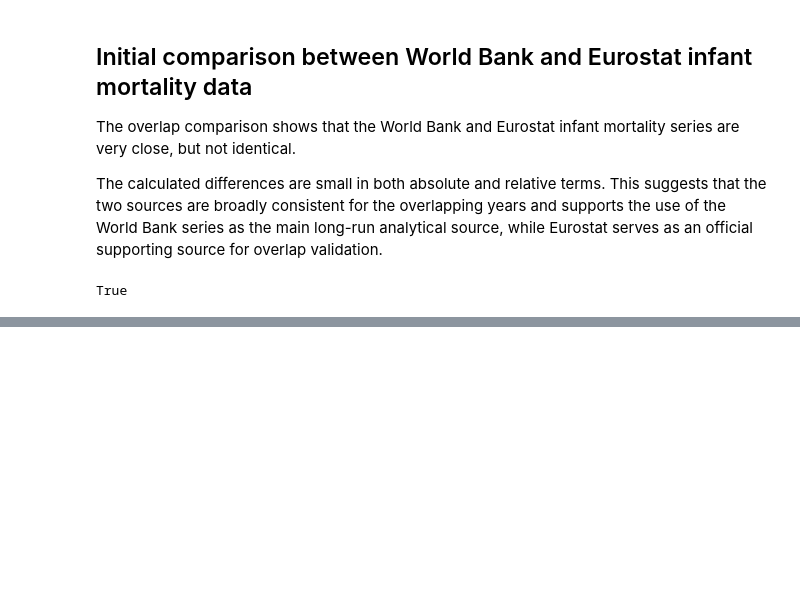
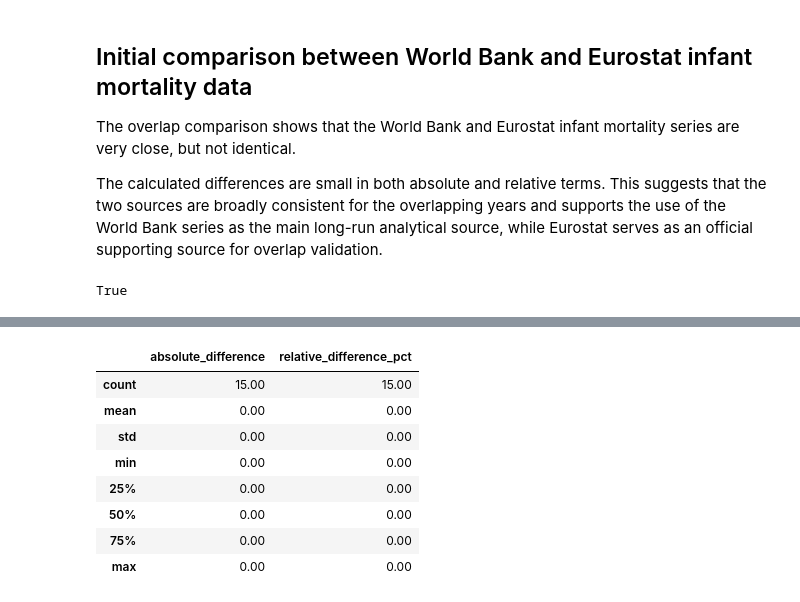
Before and after one commit to AleksM654/bulgaria-before-after-1989, a Jupyter notebook: notebooks/01_data_inspection_and_cleaning.ipynb, the cells around one changed output, grey strips where cells are left out. Saved outputs shown, nothing was run; the diff lists cells and outputs as text; code cells hidden in the pictures; blank space fills up the shorter version.

```diff
--- a/notebooks/01_data_inspection_and_cleaning.ipynb
+++ b/notebooks/01_data_inspection_and_cleaning.ipynb
@@ -1024,0 +1110,13 @@ True
+# %%
+# summarize the differences between the World Bank and Eurostat fertility series
+fertility_comparison[["absolute_difference", "relative_difference_pct"]].describe()
+# %% [output]
+|  | absolute_difference | relative_difference_pct |
+| count | 15.00 | 15.00 |
+| mean | 0.00 | 0.00 |
+| std | 0.00 | 0.00 |
+| min | 0.00 | 0.00 |
+| 25% | 0.00 | 0.00 |
+| 50% | 0.00 | 0.00 |
+| 75% | 0.00 | 0.00 |
+| max | 0.00 | 0.00 |
```
Also changed, not shown: parts of 6 cells of this notebook, 2 other files.
